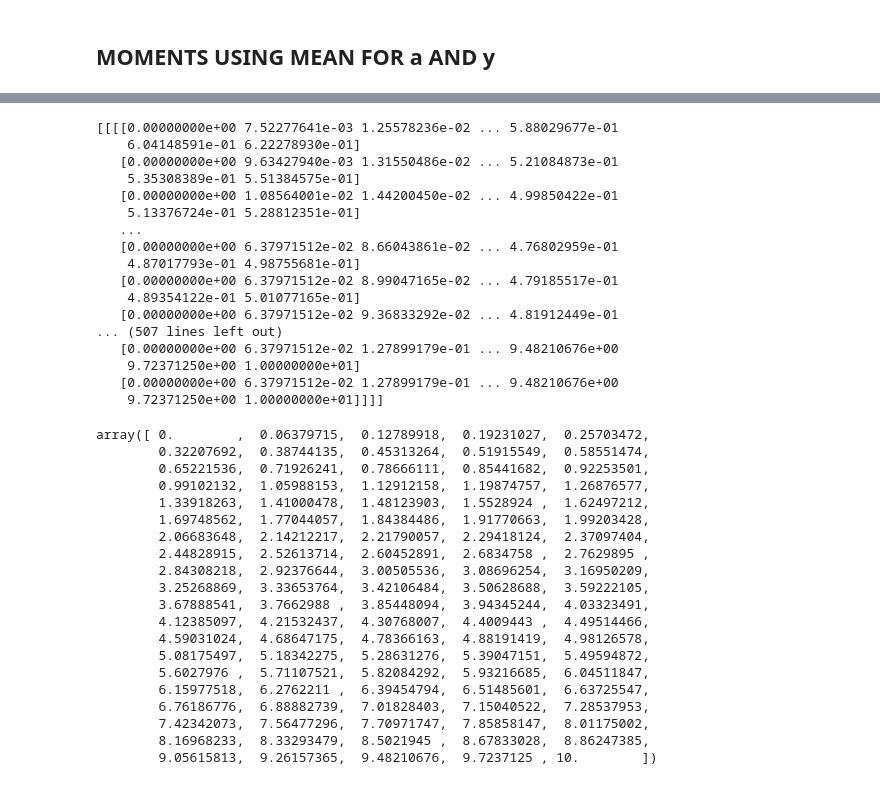
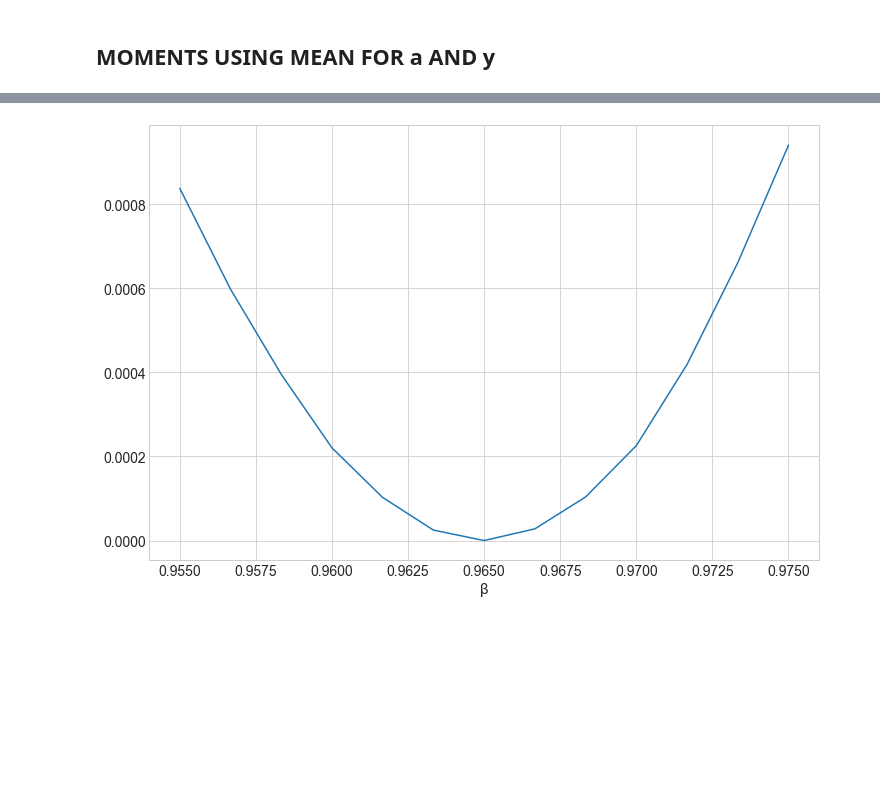
Before and after one commit to Bernseng/Dynamic-Programming, a Jupyter notebook: two_asset/estimation.ipynb, the cells around one changed output, grey strips where cells are left out. Cells and saved outputs as stored; diff of their text form; code cells hidden in the pictures; blank space fills up the shorter version.

Commit message:
output and read me

```diff
--- a/two_asset/estimation.ipynb
+++ b/two_asset/estimation.ipynb
@@ -30,7 +28,7 @@ model = TwoAssetModelClass(
         'T':15, # shorten the life cycle
         'Tmin':0,
         'Tr':10,
-        'moments_numsim':25,
+        'moments_numsim':1,
         'do_print':False
         })
 model.precompile_numba() # solve with very coarse grids
@@ -78,24 +85,19 @@ data.moments = estimate.calc_moments(par,data)   # replace this with
 #scale_y = model.sim.y.mean()/mean_data[:,1].mean()
 #data.moments *= scale_y # scale empirical moments to be of similar scale as simulated moments
 # %%
-Nbeta = 5
-Nrho = 5
-
-obj = np.nan + np.zeros((Nbeta,Nrho))
-beta = np.linspace(0.955,0.975,Nbeta)
-rho = np.linspace(1.8,2.2,Nrho)
+Nbeta = 13 # number of beta values to try
+beta = np.linspace(0.955,0.975,Nbeta) # values of betas to try
+obj = np.nan + np.zeros((Nbeta)) # objective function
 
 count = 1
 for i in range(Nbeta):
-    for j in range(Nrho):
-        np.random.seed(1999)   # fix seed
-        print(f"{count} / {Nbeta*Nrho}")
-        est_par = ['beta','rho']
-        theta0 = [beta[i], rho[j]]
-        obj[i,j]=estimate.sum_squared_diff_moments(theta0,model,est_par,data)
-        count += 1
+    np.random.seed(1999)   # fix seed
+    print(f"{count} / {Nbeta}")
+    est_par = ['beta']
+    theta0 = [beta[i]]
+    obj[i] = estimate.sum_squared_diff_moments(theta0,model,est_par,data)
+    count += 1
 
 #Re-inset the true parameters
 par.beta = copy.copy(par_beta)
-par.rho = copy.copy(par_rho)
 # %% [output]
@@ -224,43 +117,10 @@ KeyboardInterrupt:
-# %%
-print(sol.c_keep)
-# %% [output]
-[[[[0.00000000e+00 7.52277641e-03 1.25578236e-02 ... 5.88029677e-01
-    6.04148591e-01 6.22278930e-01]
-   [0.00000000e+00 9.63427940e-03 1.31550486e-02 ... 5.21084873e-01
-    5.35308389e-01 5.51384575e-01]
-   [0.00000000e+00 1.08564001e-02 1.44200450e-02 ... 4.99850422e-01
-    5.13376724e-01 5.28812351e-01]
-   ...
-   [0.00000000e+00 6.37971512e-02 8.66043861e-02 ... 4.76802959e-01
-    4.87017793e-01 4.98755681e-01]
-   [0.00000000e+00 6.37971512e-02 8.99047165e-02 ... 4.79185517e-01
-    4.89354122e-01 5.01077165e-01]
-   [0.00000000e+00 6.37971512e-02 9.36833292e-02 ... 4.81912449e-01
-... (507 lines left out)
-   [0.00000000e+00 6.37971512e-02 1.27899179e-01 ... 9.48210676e+00
-    9.72371250e+00 1.00000000e+01]
-   [0.00000000e+00 6.37971512e-02 1.27899179e-01 ... 9.48210676e+00
-    9.72371250e+00 1.00000000e+01]]]]
-# %%
-par.grid_m
-# %% [output]
-array([ 0.        ,  0.06379715,  0.12789918,  0.19231027,  0.25703472,
-        0.32207692,  0.38744135,  0.45313264,  0.51915549,  0.58551474,
-        0.65221536,  0.71926241,  0.78666111,  0.85441682,  0.92253501,
-        0.99102132,  1.05988153,  1.12912158,  1.19874757,  1.26876577,
-        1.33918263,  1.41000478,  1.48123903,  1.5528924 ,  1.62497212,
-        1.69748562,  1.77044057,  1.84384486,  1.91770663,  1.99203428,
-        2.06683648,  2.14212217,  2.21790057,  2.29418124,  2.37097404,
-        2.44828915,  2.52613714,  2.60452891,  2.6834758 ,  2.7629895 ,
-        2.84308218,  2.92376644,  3.00505536,  3.08696254,  3.16950209,
-        3.25268869,  3.33653764,  3.42106484,  3.50628688,  3.59222105,
-        3.67888541,  3.7662988 ,  3.85448094,  3.94345244,  4.03323491,
-        4.12385097,  4.21532437,  4.30768007,  4.4009443 ,  4.49514466,
-        4.59031024,  4.68647175,  4.78366163,  4.88191419,  4.98126578,
-        5.08175497,  5.18342275,  5.28631276,  5.39047151,  5.49594872,
-        5.6027976 ,  5.71107521,  5.82084292,  5.93216685,  6.04511847,
-        6.15977518,  6.2762211 ,  6.39454794,  6.51485601,  6.63725547,
-        6.76186776,  6.88882739,  7.01828403,  7.15040522,  7.28537953,
-        7.42342073,  7.56477296,  7.70971747,  7.85858147,  8.01175002,
-        8.16968233,  8.33293479,  8.5021945 ,  8.67833028,  8.86247385,
-        9.05615813,  9.26157365,  9.48210676,  9.7237125 , 10.        ])
+# %%
+plt.figure(figsize=(12,8)) # figsize is in inches...
+plt.plot(beta,obj[:])
+plt.xticks(fontsize=14)
+plt.yticks(fontsize=14)
+plt.xlabel(f'\u03B2',fontsize=15)
+plt.savefig('output/estimate_beta.png')
+plt.show()
+# %% [output]
+[figure, added]
```
Also changed, not shown: parts of 11 cells of this notebook, 5 other files.
